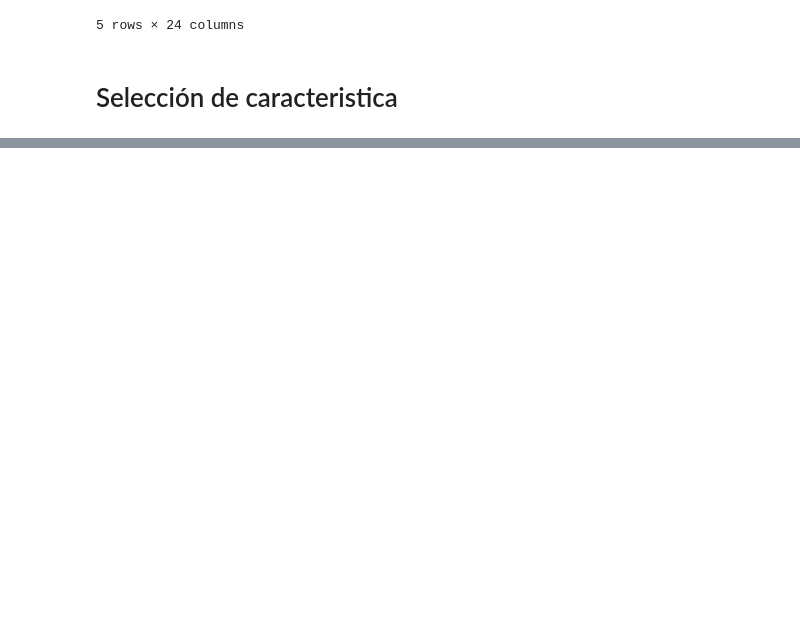
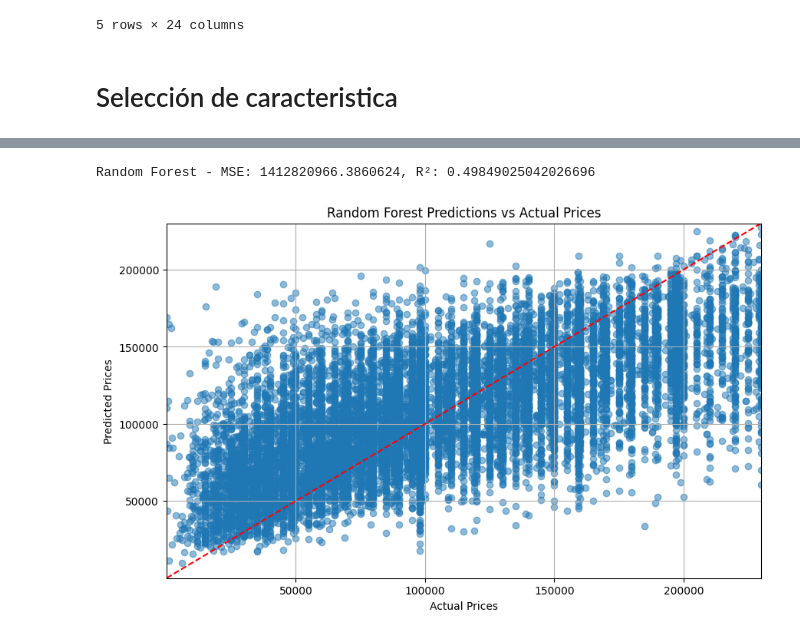
Before and after one commit to Andylmao/icd2024, a Jupyter notebook: practices/practica3Regresion.ipynb, the cells around one changed output, grey strips where cells are left out. Cells and saved outputs as stored; diff of their text form; code cells hidden in the pictures; blank space fills up the shorter version.

```diff
--- a/practices/practica3Regresion.ipynb
+++ b/practices/practica3Regresion.ipynb
@@ -769,0 +907,8 @@ print(f"R²: {r2}")
+# %%
+for k in range(1, 10):
+    knn_model = KNeighborsRegressor(n_neighbors=k)
+    knn_model.fit(X_train, y_train)
+    y_pred_knn = knn_model.predict(X_test)
+    mse_knn = mean_squared_error(y_test, y_pred_knn)
+    r2_knn = r2_score(y_test, y_pred_knn)
+    print(f"KNN (k={k}) - MSE: {mse_knn}, R²: {r2_knn}")
@@ -769,0 +925,24 @@ print(f"R²: {r2}")
+# %%
+rf_model = RandomForestRegressor(n_estimators=100, random_state=42)  # Puedes ajustar n_estimators
+rf_model.fit(X_train, y_train)
+y_pred_rf = rf_model.predict(X_test)
+mse_rf = mean_squared_error(y_test, y_pred_rf)
+r2_rf = r2_score(y_test, y_pred_rf)
+
+
+print(f"Random Forest - MSE: {mse_rf}, R²: {r2_rf}")
+# %% [output]
+Random Forest - MSE: 1412820966.3860624, R²: 0.49849025042026696
+# %%
+plt.figure(figsize=(10, 6))
+plt.scatter(y_test, y_pred_rf, alpha=0.5)
+plt.plot([min(y_test), max(y_test)], [min(y_test), max(y_test)], color='red', linestyle='--')  # Línea de referencia
+plt.title('Random Forest Predictions vs Actual Prices')
+plt.xlabel('Actual Prices')
+plt.ylabel('Predicted Prices')
+plt.xlim([min(y_test), max(y_test)])
+plt.ylim([min(y_test), max(y_test)])
+plt.grid(True)
+plt.show()
+# %% [output]
+[figure, added]
```
Also changed, not shown: parts of 29 cells of this notebook.
